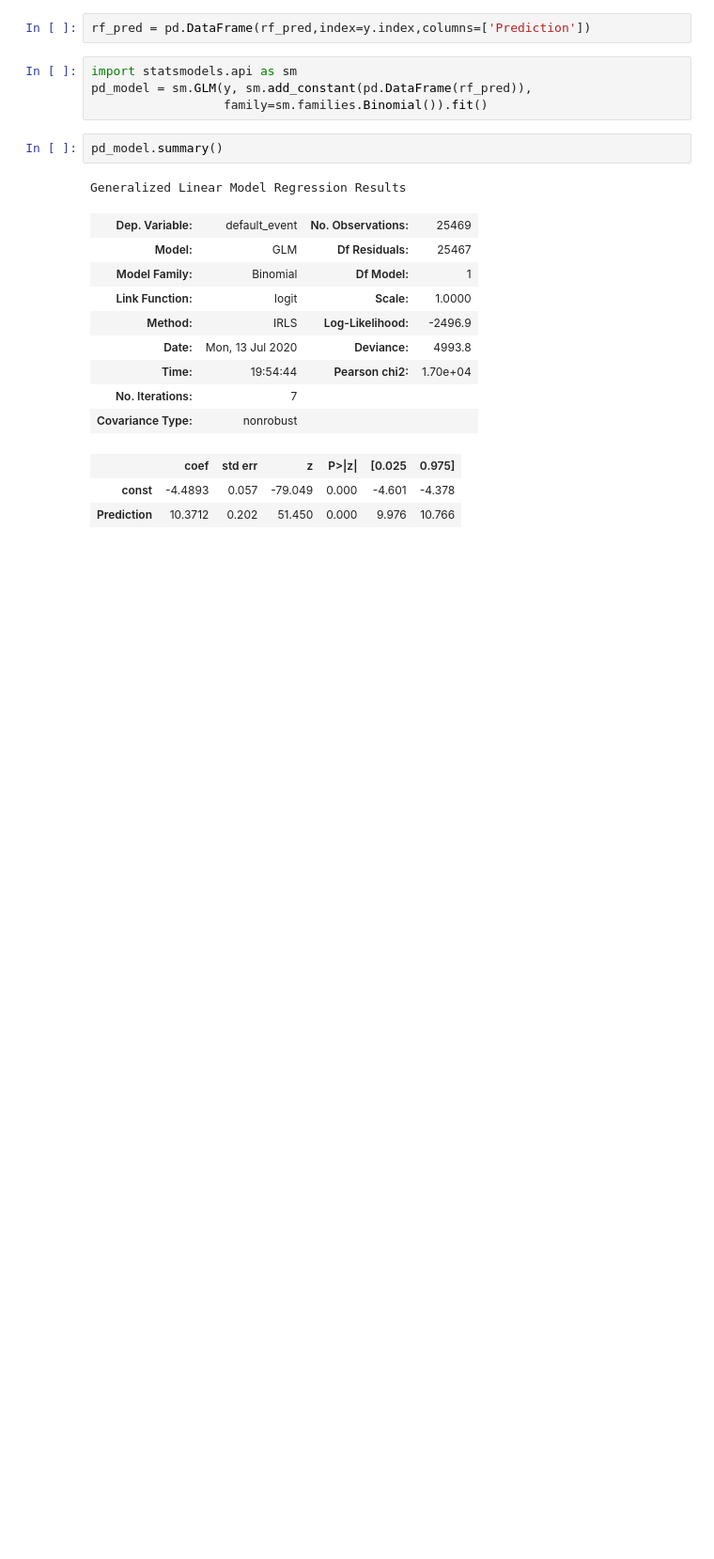
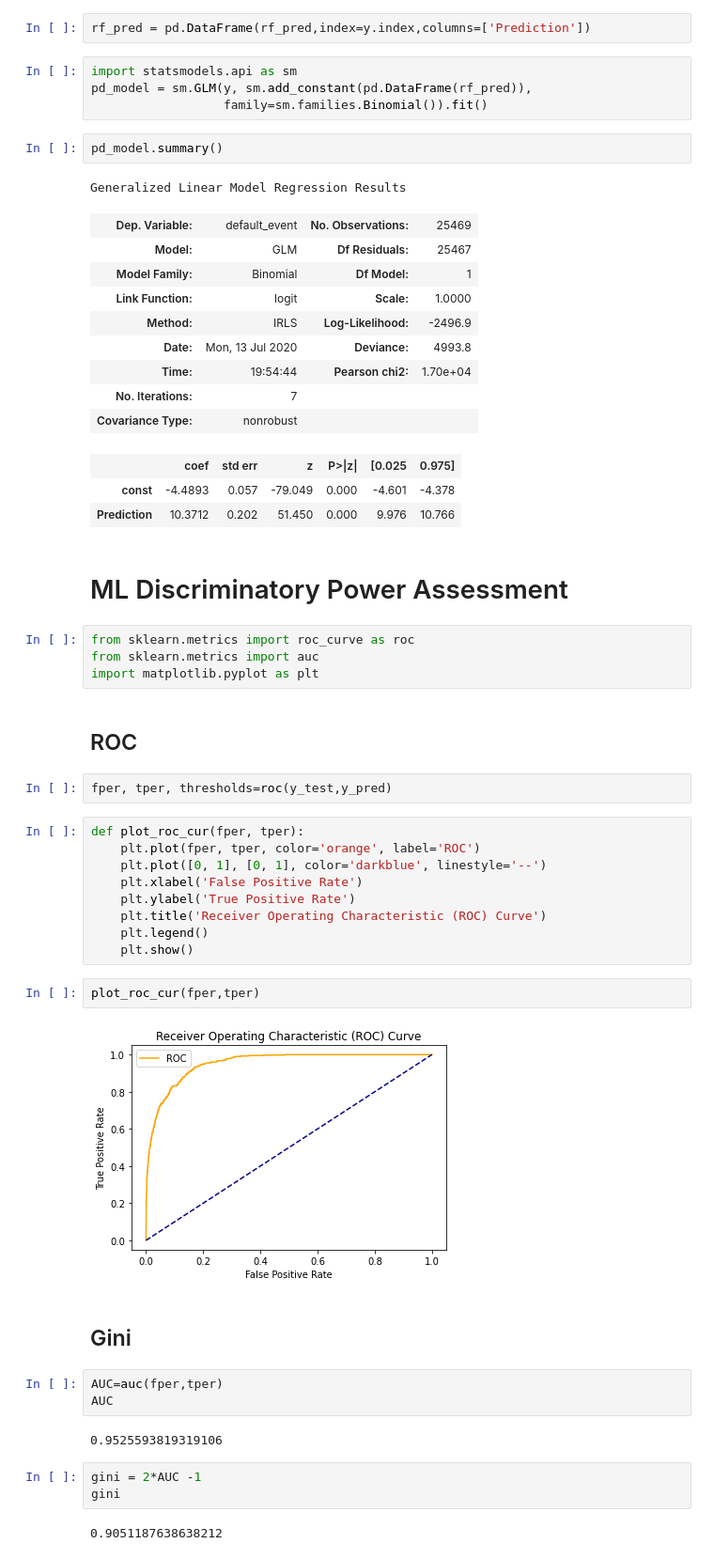
Before and after one commit to rishuraj27/PD-Modelling, a Jupyter notebook: one_year_pd_modelling_ml_cart.ipynb, the cells around one changed output. Shown at 94% size. Drawn from its saved outputs; the diff is of its cells as text; blank space fills up the shorter version.

Commit message:
ML Discriminatory Power Assessment

```diff
--- a/one_year_pd_modelling_ml_cart.ipynb
+++ b/one_year_pd_modelling_ml_cart.ipynb
@@ -184,3 +184,38 @@ Generalized Linear Model Regression Results
 |  | coef | std err | z | P>|z| | [0.025 | 0.975] |
 | const | -4.4893 | 0.057 | -79.049 | 0.000 | -4.601 | -4.378 |
 | Prediction | 10.3712 | 0.202 | 51.450 | 0.000 | 9.976 | 10.766 |
+# %% [markdown]
+# ML Discriminatory Power Assessment
+# %%
+from sklearn.metrics import roc_curve as roc
+from sklearn.metrics import auc
+import matplotlib.pyplot as plt
+# %% [markdown]
+## ROC
+# %%
+fper, tper, thresholds=roc(y_test,y_pred)
+# %%
+def plot_roc_cur(fper, tper):
+    plt.plot(fper, tper, color='orange', label='ROC')
+    plt.plot([0, 1], [0, 1], color='darkblue', linestyle='--')
+    plt.xlabel('False Positive Rate')
+    plt.ylabel('True Positive Rate')
+    plt.title('Receiver Operating Characteristic (ROC) Curve')
+    plt.legend()
+    plt.show()
+# %%
+plot_roc_cur(fper,tper)
+# %% [output]
+[figure, added]
+# %% [markdown]
+## Gini
+# %%
+AUC=auc(fper,tper)
+AUC
+# %% [output]
+0.9525593819319106
+# %%
+gini = 2*AUC -1
+gini
+# %% [output]
+0.9051187638638212
```
